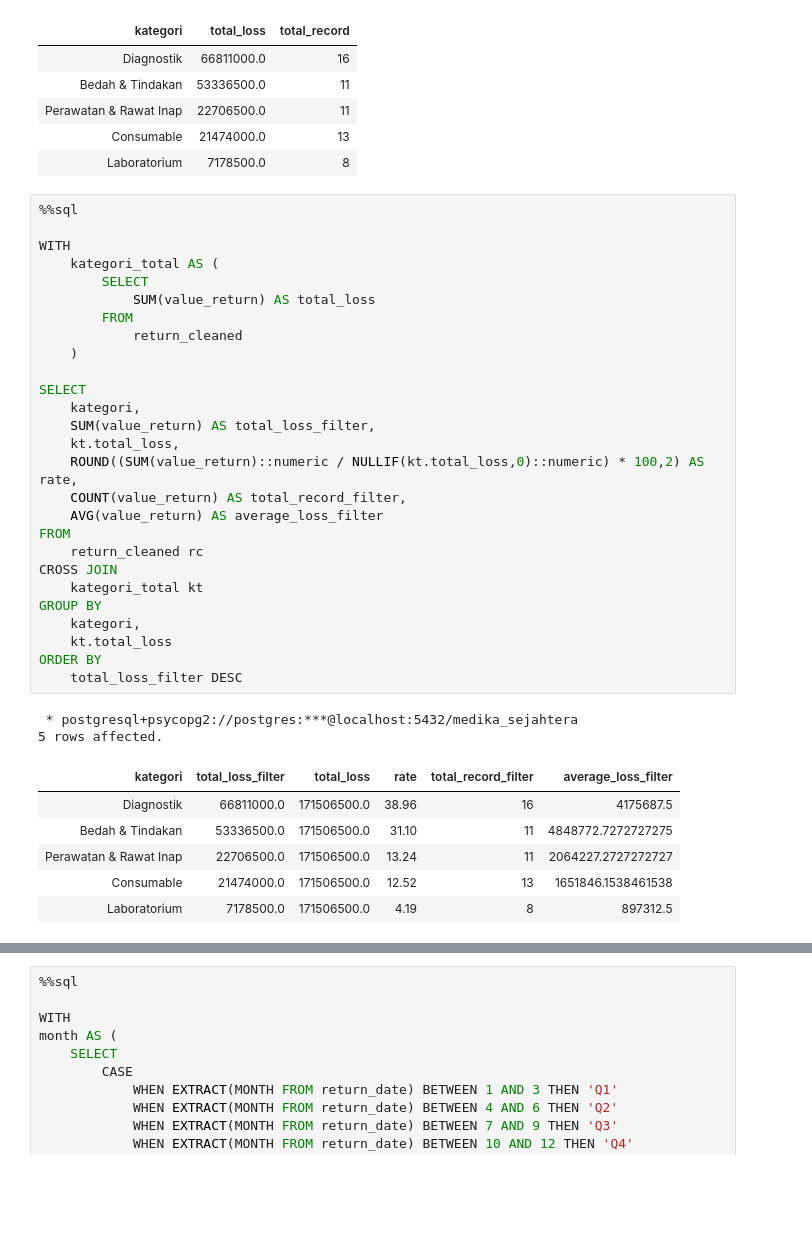
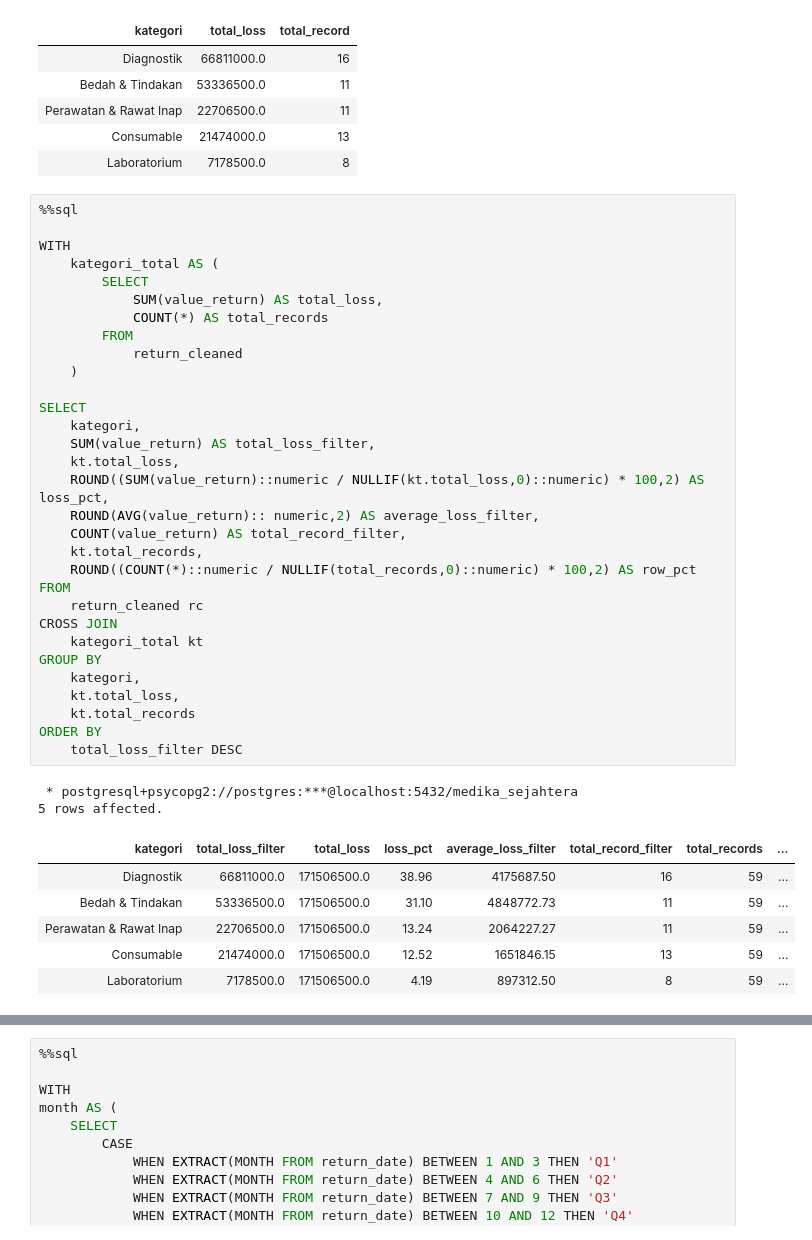
Before and after one commit to Rpfitrah/return-analysis-medika-sejahtera, a Jupyter notebook: Notebook/EDA.ipynb, the cells around one changed output, grey strips where cells are left out. Cells and saved outputs as stored; diff of their text form; blank space fills up the shorter version.

Commit message:
Financial loss and case count broken down by category

```diff
--- a/Notebook/EDA.ipynb
+++ b/Notebook/EDA.ipynb
@@ -647,37 +649,41 @@ ORDER BY
 # %%
 %%sql
 
 WITH
     kategori_total AS (
         SELECT
-            SUM(value_return) AS total_loss
+            SUM(value_return) AS total_loss,
+            COUNT(*) AS total_records
         FROM
             return_cleaned
     )
 
 SELECT
     kategori,
     SUM(value_return) AS total_loss_filter,
     kt.total_loss,
-    ROUND((SUM(value_return)::numeric / NULLIF(kt.total_loss,0)::numeric) * 100,2) AS rate,
+    ROUND((SUM(value_return)::numeric / NULLIF(kt.total_loss,0)::numeric) * 100,2) AS loss_pct,
+    ROUND(AVG(value_return):: numeric,2) AS average_loss_filter,
     COUNT(value_return) AS total_record_filter,
-    AVG(value_return) AS average_loss_filter
+    kt.total_records,
+    ROUND((COUNT(*)::numeric / NULLIF(total_records,0)::numeric) * 100,2) AS row_pct
 FROM
     return_cleaned rc
 CROSS JOIN
     kategori_total kt
 GROUP BY
     kategori,
-    kt.total_loss
+    kt.total_loss,
+    kt.total_records
 ORDER BY
     total_loss_filter DESC
 # %% [output]
  * postgresql+psycopg2://postgres:***@localhost:5432/medika_sejahtera
 5 rows affected.
-| kategori | total_loss_filter | total_loss | rate | total_record_filter | average_loss_filter |
-| Diagnostik | 66811000.0 | 171506500.0 | 38.96 | 16 | 4175687.5 |
-| Bedah & Tindakan | 53336500.0 | 171506500.0 | 31.10 | 11 | 4848772.7272727275 |
-| Perawatan & Rawat Inap | 22706500.0 | 171506500.0 | 13.24 | 11 | 2064227.2727272727 |
-| Consumable | 21474000.0 | 171506500.0 | 12.52 | 13 | 1651846.1538461538 |
-| Laboratorium | 7178500.0 | 171506500.0 | 4.19 | 8 | 897312.5 |
+| kategori | total_loss_filter | total_loss | loss_pct | average_loss_filter | total_record_filter | total_records | ... |
+| Diagnostik | 66811000.0 | 171506500.0 | 38.96 | 4175687.50 | 16 | 59 | ... |
+| Bedah & Tindakan | 53336500.0 | 171506500.0 | 31.10 | 4848772.73 | 11 | 59 | ... |
+| Perawatan & Rawat Inap | 22706500.0 | 171506500.0 | 13.24 | 2064227.27 | 11 | 59 | ... |
+| Consumable | 21474000.0 | 171506500.0 | 12.52 | 1651846.15 | 13 | 59 | ... |
+| Laboratorium | 7178500.0 | 171506500.0 | 4.19 | 897312.50 | 8 | 59 | ... |
 # %% [markdown]
```
Also changed, not shown: parts of 2 cells of this notebook.
